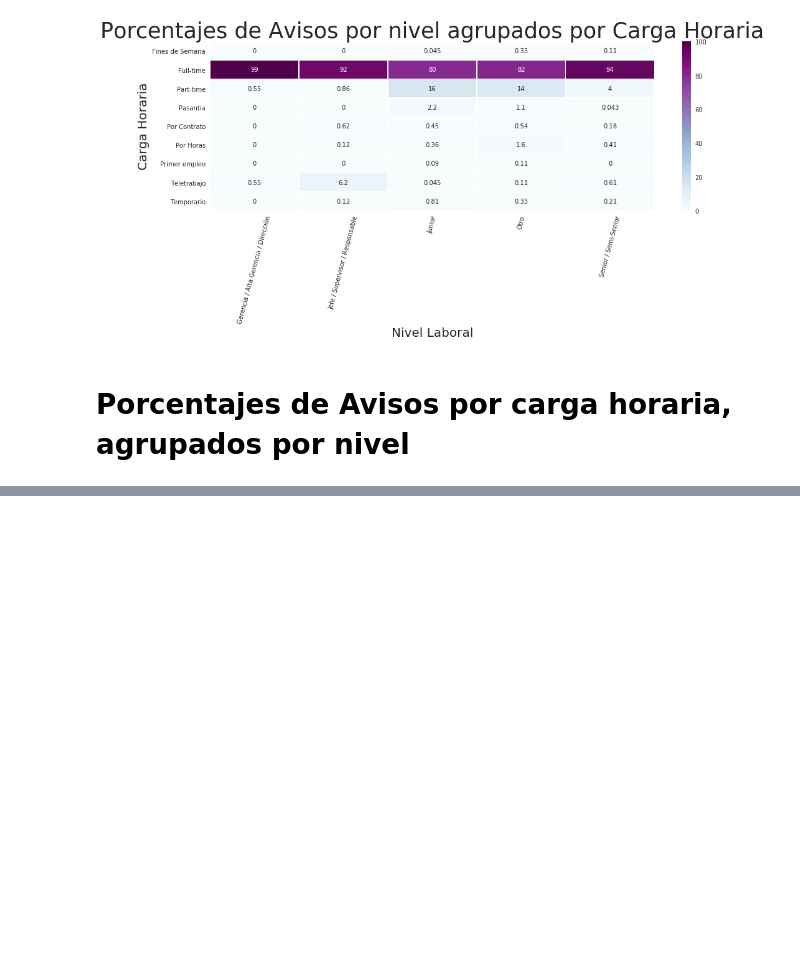
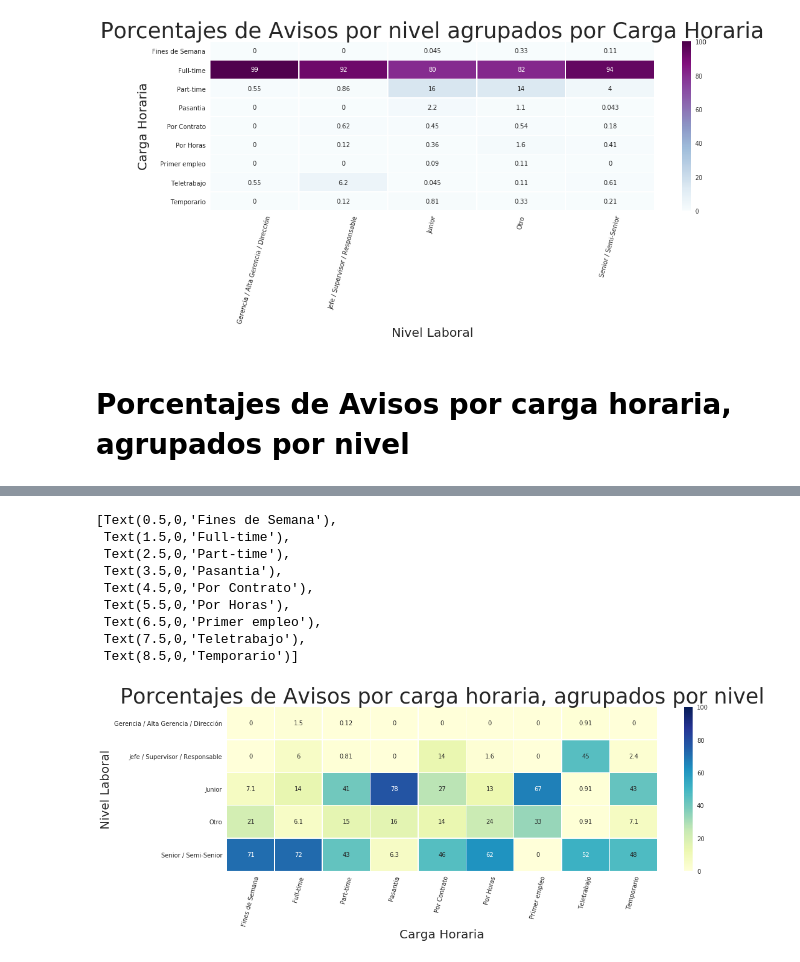
Before and after one commit to javierleyes/OrganizacionDeDatos, a Jupyter notebook: analisisMarcelo.ipynb, the cells around one changed output, grey strips where cells are left out. Saved outputs shown, nothing was run; the diff lists cells and outputs as text; code cells hidden in the pictures; blank space fills up the shorter version.

Commit message:
Graficos de Modalidad y nivel agrupados

```diff
--- a/analisisMarcelo.ipynb
+++ b/analisisMarcelo.ipynb
@@ -63,7 +63,7 @@ avisos_nivel_carga_tipo
 | Senior / Semi-Senior | 71.429 | 72.024 | 43.221 | 6.349 | 45.946 | 61.905 | 0.000 | ... |
 # %%
 plt.figure(figsize = (16,5))
-avisos_heatMap = sns.heatmap(avisos_nivel_carga_tipo,vmin=0,vmax=100, cmap='BuPu', linewidths=0.5, annot=True)
+avisos_heatMap = sns.heatmap(avisos_nivel_carga_tipo,vmin=0,vmax=100, cmap='YlGnBu', linewidths=0.5, annot=True)
 avisos_heatMap.set_xlabel("Carga Horaria", fontsize = 20)
 avisos_heatMap.set_ylabel("Nivel Laboral", fontsize = 20)
 avisos_heatMap.set_title("Porcentajes de Avisos por carga horaria, agrupados por nivel", fontsize = 35)
@@ -82,0 +72,10 @@ avisos_heatMap.set_xticklabels(labels = avisos_nivel_carga_tipo.columns.values,
+[Text(0.5,0,'Fines de Semana'),
+ Text(1.5,0,'Full-time'),
+ Text(2.5,0,'Part-time'),
+ Text(3.5,0,'Pasantia'),
+ Text(4.5,0,'Por Contrato'),
+ Text(5.5,0,'Por Horas'),
+ Text(6.5,0,'Primer empleo'),
+ Text(7.5,0,'Teletrabajo'),
+ Text(8.5,0,'Temporario')]
+[figure, added]
```
Also changed, not shown: parts of 1 cell of this notebook.
